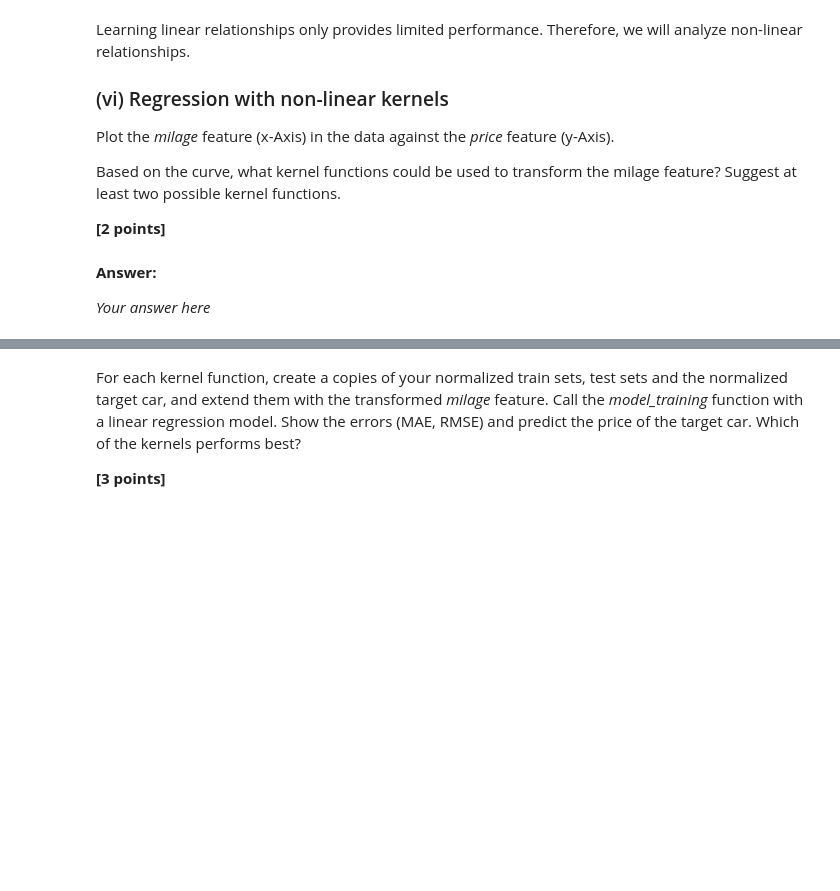
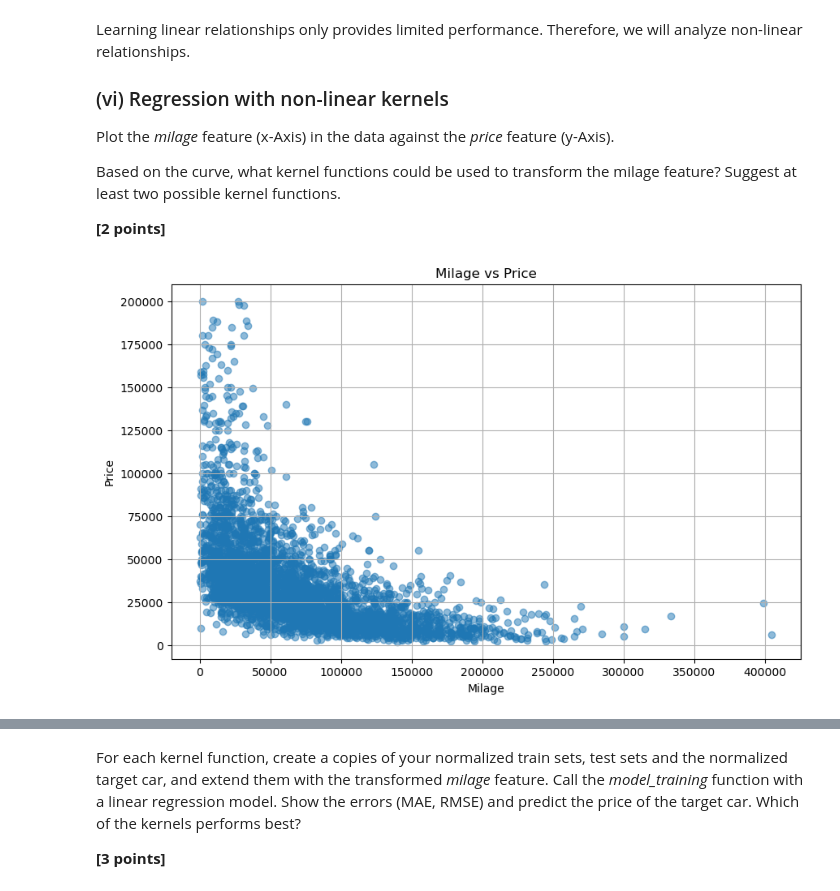
Before and after one commit to tianxj1996/IDS_ASS1, a Jupyter notebook: IDS_WS23_Assignment_part_1-student.ipynb, the cells around one changed output, grey strips where cells are left out. Cells and saved outputs as stored; diff of their text form; code cells hidden in the pictures; blank space fills up the shorter version.

```diff
--- a/IDS_WS23_Assignment_part_1-student.ipynb
+++ b/IDS_WS23_Assignment_part_1-student.ipynb
@@ -1089,4 +1410,11 @@ Based on the curve, what kernel functions could be used to transform the milage
-# %% [markdown]
-**Answer:**
-
-*Your answer here*
+# %%
+# Your code here
+plt.figure(figsize=(10, 6))
+plt.scatter(df['milage'], df['price'], alpha=0.5)
+plt.xlabel('Milage')
+plt.ylabel('Price')
+plt.title('Milage vs Price')
+plt.grid(True)
+plt.show()
+# %% [output]
+[figure, added]
```
Also changed, not shown: parts of 43 cells of this notebook.
